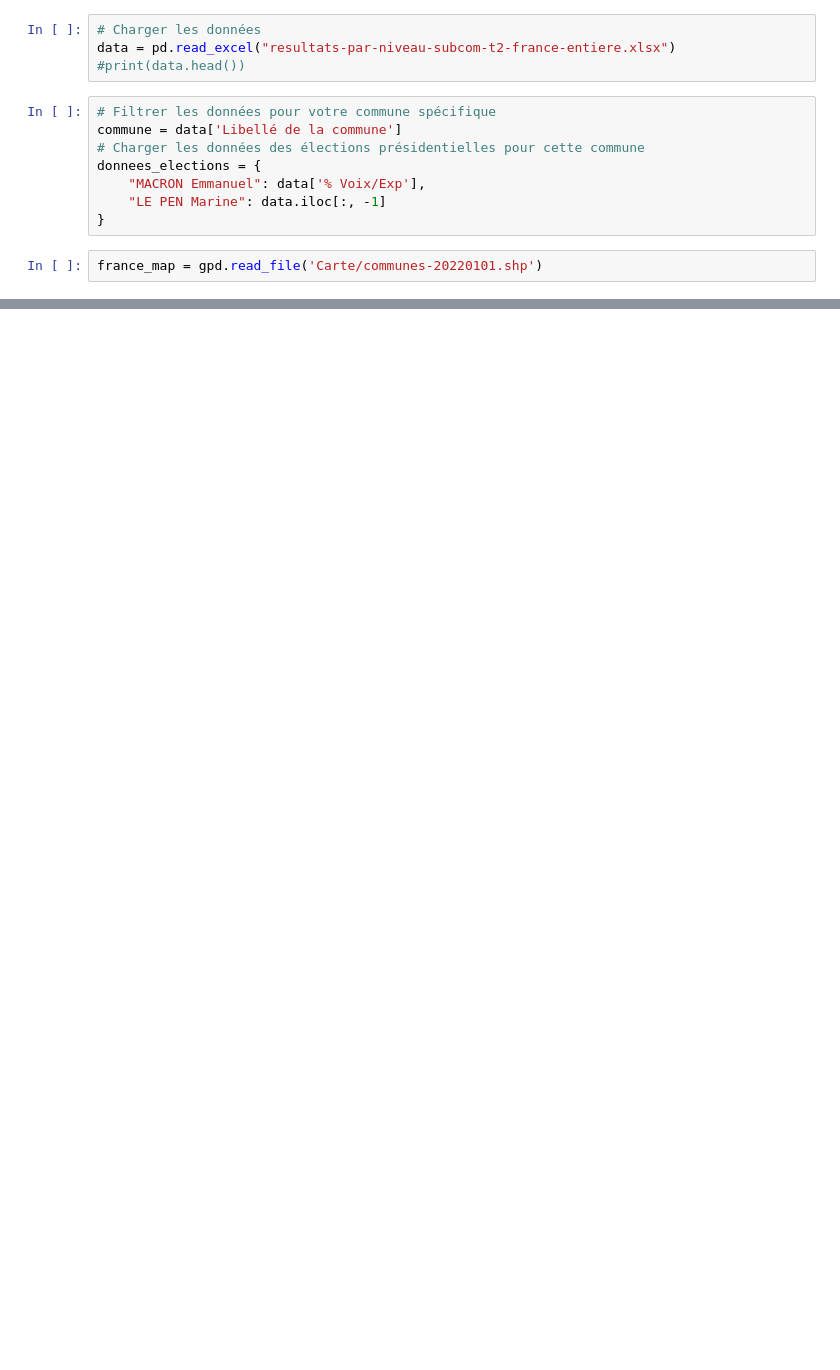
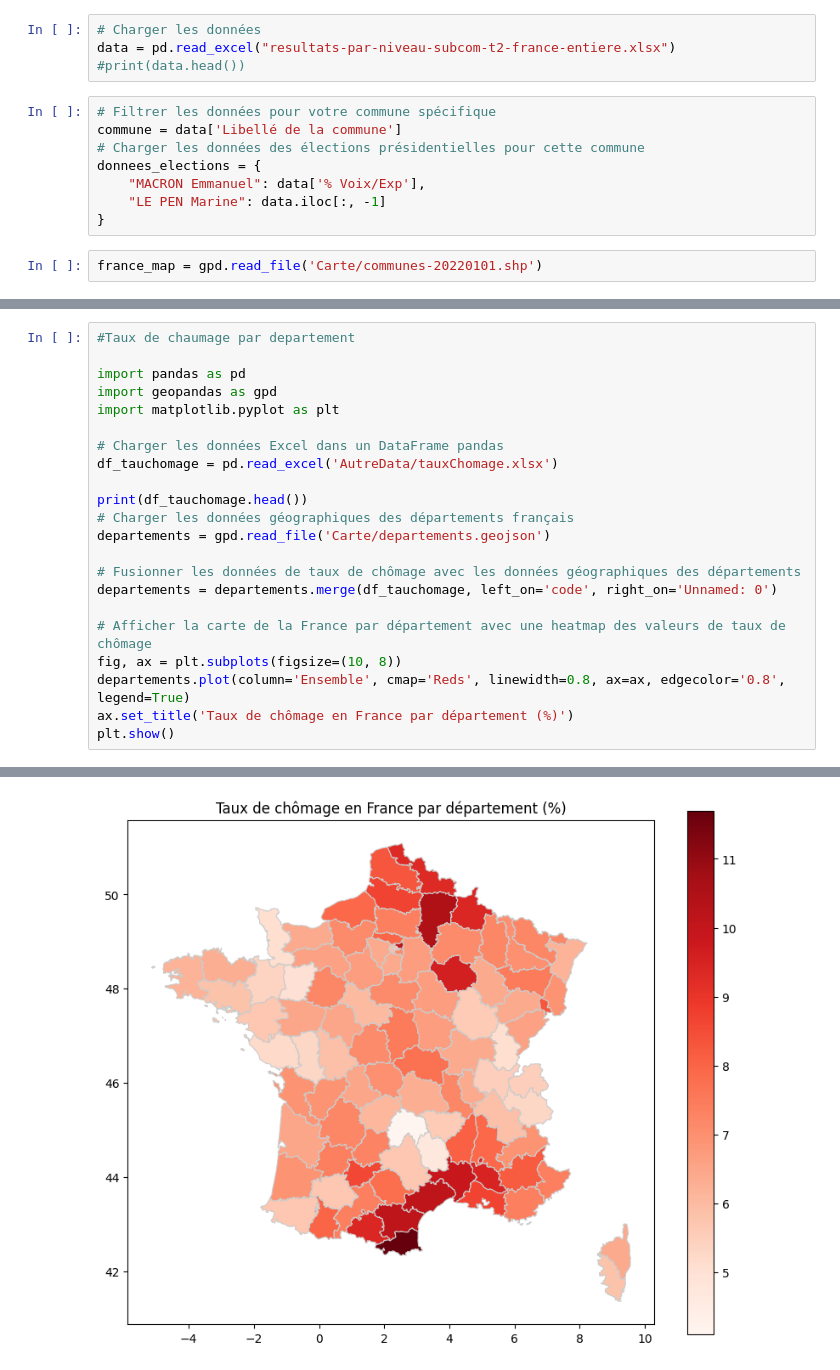
Before and after one commit to gabrielmariebrisson/MachineLearingElectionsPresidentielles, a Jupyter notebook: Main.ipynb, the cells around one changed output, grey strips where cells are left out. Saved outputs shown, nothing was run; the diff lists cells and outputs as text; blank space fills up the shorter version.

```diff
--- a/Main.ipynb
+++ b/Main.ipynb
@@ -54,0 +82,23 @@ afficherCarteDOMTOM()
+# %%
+#Taux de chaumage par departement
+
+import pandas as pd
+import geopandas as gpd
+import matplotlib.pyplot as plt
+
+# Charger les données Excel dans un DataFrame pandas
+df_tauchomage = pd.read_excel('AutreData/tauxChomage.xlsx')
+
+print(df_tauchomage.head())
+# Charger les données géographiques des départements français
+departements = gpd.read_file('Carte/departements.geojson')
+
+# Fusionner les données de taux de chômage avec les données géographiques des départements
+departements = departements.merge(df_tauchomage, left_on='code', right_on='Unnamed: 0')
+
+# Afficher la carte de la France par département avec une heatmap des valeurs de taux de chômage
+fig, ax = plt.subplots(figsize=(10, 8))
+departements.plot(column='Ensemble', cmap='Reds', linewidth=0.8, ax=ax, edgecolor='0.8', legend=True)
+ax.set_title('Taux de chômage en France par département (%)')
+plt.show()
+# %% [output]
@@ -54,0 +118 @@ afficherCarteDOMTOM()
+[figure, added]
```
Also changed, not shown: parts of 12 cells of this notebook, 4 other files.
